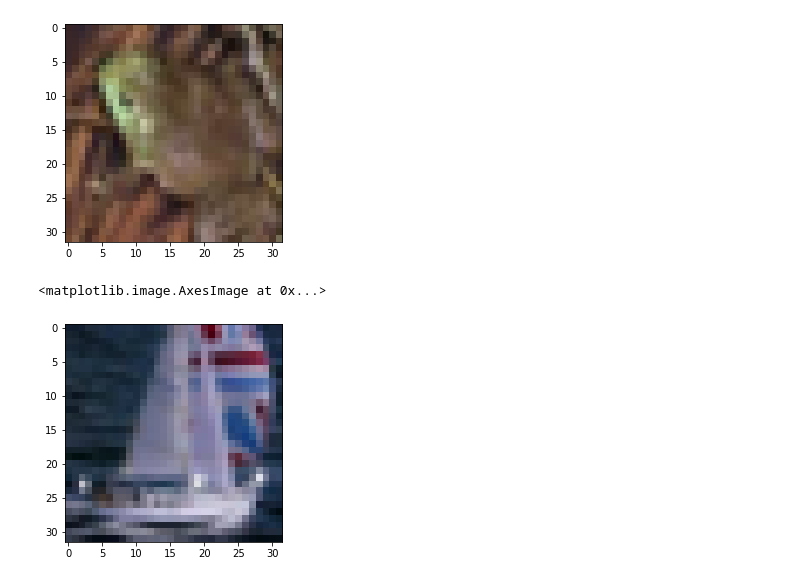
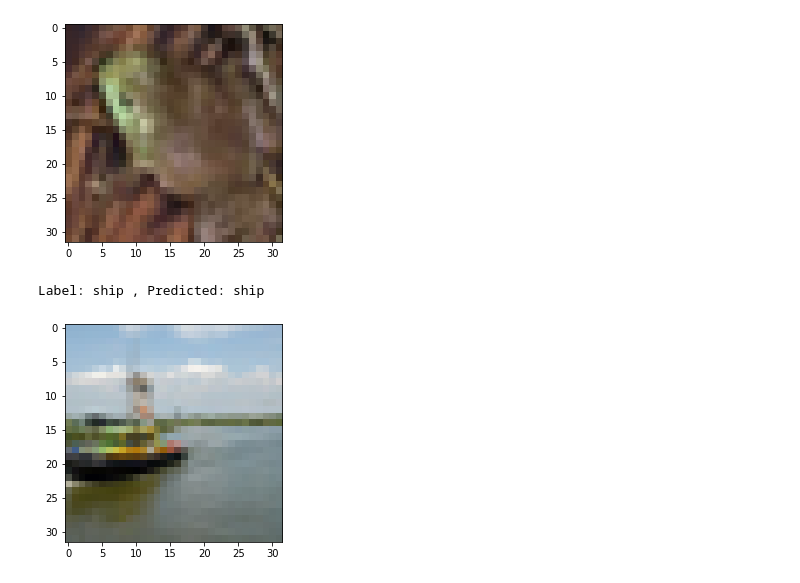
Before and after one commit to Nickrosendo/cnn-cifar-10, a Jupyter notebook: cnn-cifar-10.ipynb, the cells around one changed output. Saved outputs shown, nothing was run; the diff lists cells and outputs as text; code cells hidden in the pictures.

```diff
--- a/cnn-cifar-10.ipynb
+++ b/cnn-cifar-10.ipynb
@@ -65,8 +47,3 @@ classes
  'horse',
  'ship',
  'truck']
-# %%
-
-img, label = dataset[0]
-print(img.shape, label)
-img
@@ -484,9 +324,10 @@ print('Label:', dataset.classes[label], ', Predicted:', predict_image(img, model
 # %% [output]
 Label: frog , Predicted: frog
 [figure]
-# %%
-img, label = test_dataset[615]
-plt.imshow(img.permute(1, 2, 0))
-# %% [output]
-<matplotlib.image.AxesImage at 0x...>
-[figure, removed]
+# %%
+img, label = test_dataset[6155]
+plt.imshow(img.permute(1, 2, 0))
+print('Label:', dataset.classes[label], ', Predicted:', predict_image(img, model))
+# %% [output]
+Label: ship , Predicted: ship
+[figure, added]
```
Also changed, not shown: parts of 34 cells of this notebook, 2 other files.
